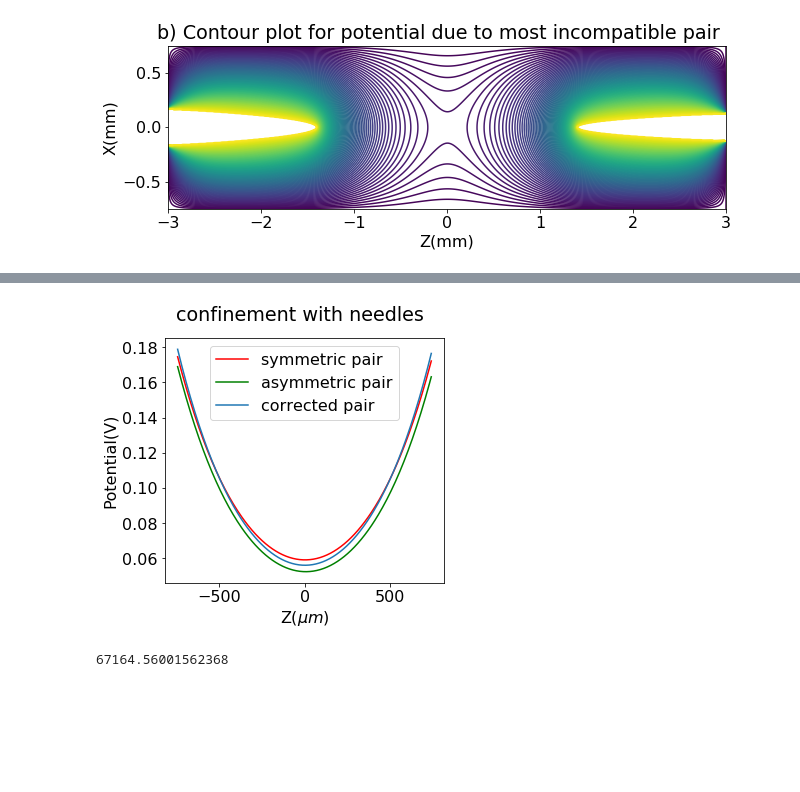
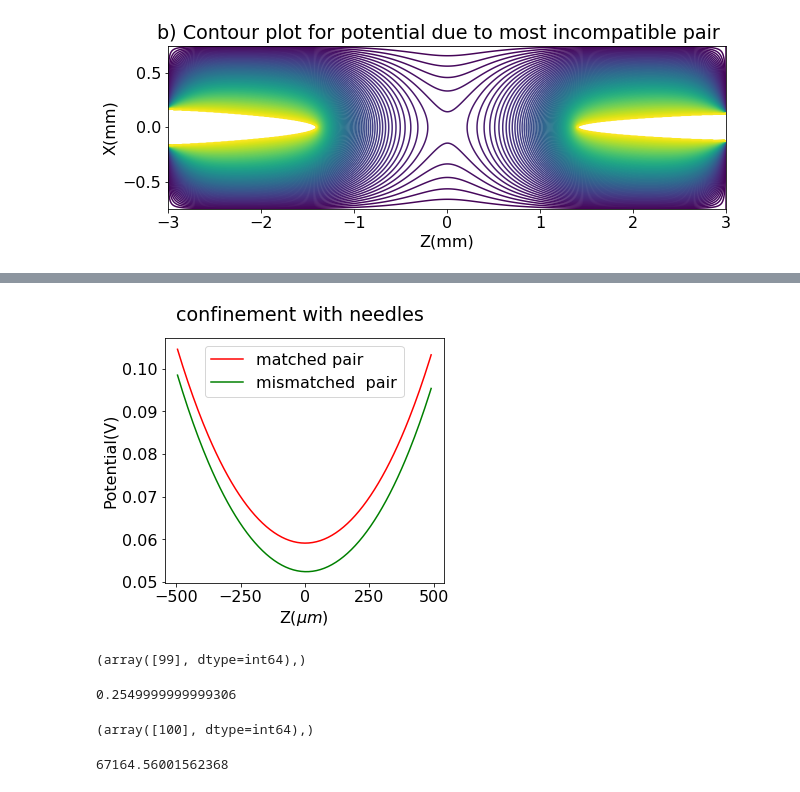
Before and after one commit to QITI/Needle_electrodes_for_ion_traps, a Jupyter notebook: data_analysis/needle_potential_simulation .ipynb, the cells around one changed output, grey strips where cells are left out. Saved outputs shown, nothing was run; the diff lists cells and outputs as text; code cells hidden in the pictures; blank space fills up the shorter version.

```diff
--- a/data_analysis/needle_potential_simulation .ipynb
+++ b/data_analysis/needle_potential_simulation .ipynb
@@ -287,22 +287,34 @@ plt.plot(X[y_zero_ind,a:b]*1000,fit_asym(X[y_zero_ind,a:b],popt[0], popt[1]),X[y
 # %%
-extent = 0.75
+extent = 0.5
 y_zero_ind = int(ylen//step + 1)
 x_zero_ind = int(xlen//step + 1)
 a = int(x_zero_ind-extent//step)
 b = int(x_zero_ind+extent//step)
 fig = plt.figure(figsize=(5,4.5))
 fig.suptitle('confinement with needles')
 ax = fig.add_subplot(111)
-ax.plot(X[y_zero_ind,a:b]*1000,parabolic_pair[y_zero_ind,a:b],'r',label = 'symmetric pair')
-ax.plot(X[y_zero_ind,a:b]*1000,asym_pair[y_zero_ind,a:b],'g',label='asymmetric pair')
-ax.plot(X[y_zero_ind,a:b]*1000,fit_asym(X[y_zero_ind,a:b],popt[0], popt[1]),label = 'corrected pair')
+ax.plot(X[y_zero_ind,a:b]*1000,parabolic_pair[y_zero_ind,a:b],'r',label = 'matched pair')
+ax.plot(X[y_zero_ind,a:b]*1000,asym_pair[y_zero_ind,a:b],'g',label='mismatched  pair')
+#ax.plot(X[y_zero_ind,a:b]*1000,fit_asym(X[y_zero_ind,a:b],popt[0], popt[1]),label = 'corrected pair')
 ax.set_xlabel('Z($\mu m$)')
 ax.set_ylabel('Potential(V)')
 ax.legend()
 #plt.savefig('potential_correction.svg')
 plt.show()
 # %% [output]
-[figure, old version]
+[figure, new version]
+# %%
+np.where(parabolic_pair[y_zero_ind,a:b]==np.amin(parabolic_pair[y_zero_ind,a:b]))
+# %% [output]
+(array([99], dtype=int64),)
+# %%
+X[y_zero_ind,a:b][150]
+# %% [output]
+0.2549999999999306
+# %%
+np.where(asym_pair[y_zero_ind,a:b]==np.amin(asym_pair[y_zero_ind,a:b]))
+# %% [output]
+(array([100], dtype=int64),)
 # %%
 q = 1.60217662*(10**(-19))
 m = 2.8395214559472*10**(-25)
```
Also changed, not shown: parts of 11 cells of this notebook, 39 other files.
